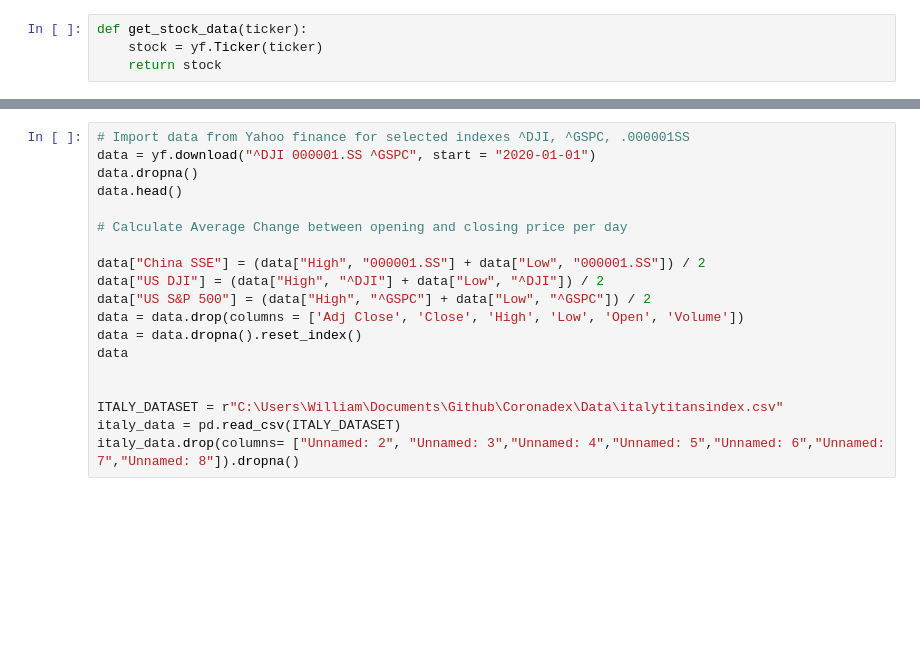
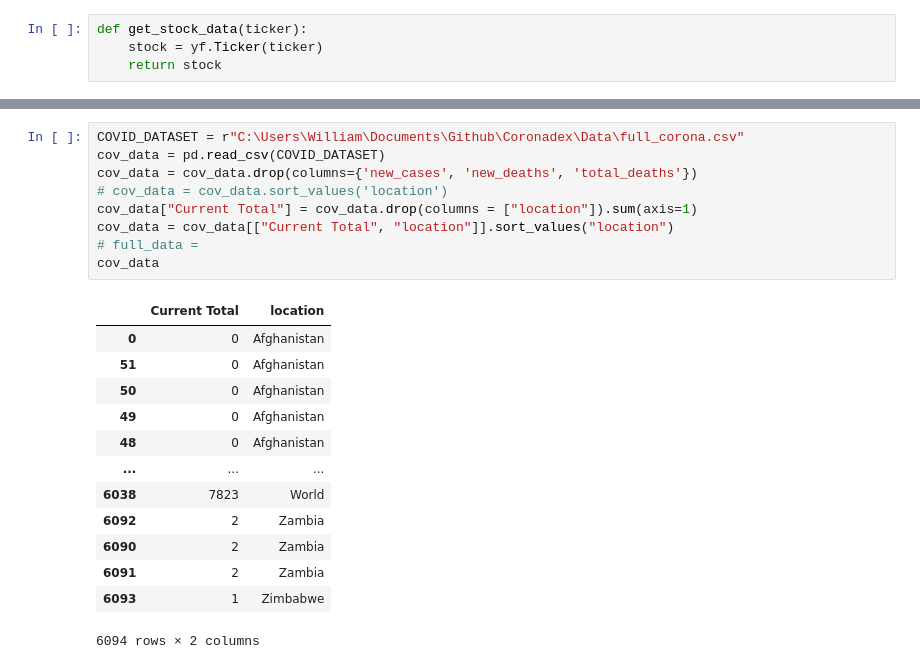
Before and after one commit to Robtaddeo/Coronadex, a Jupyter notebook: yfinanceapi.ipynb, the cells around one changed output, grey strips where cells are left out. Cells and saved outputs as stored; diff of their text form; blank space fills up the shorter version.

```diff
--- a/yfinanceapi.ipynb
+++ b/yfinanceapi.ipynb
@@ -74,19 +63,23 @@ data
-# %%
-# Import data from Yahoo finance for selected indexes ^DJI, ^GSPC, .000001SS
-data = yf.download("^DJI 000001.SS ^GSPC", start = "2020-01-01")
-data.dropna()
-data.head()
-
-# Calculate Average Change between opening and closing price per day
-
-data["China SSE"] = (data["High", "000001.SS"] + data["Low", "000001.SS"]) / 2
-data["US DJI"] = (data["High", "^DJI"] + data["Low", "^DJI"]) / 2
-data["US S&P 500"] = (data["High", "^GSPC"] + data["Low", "^GSPC"]) / 2
-data = data.drop(columns = ['Adj Close', 'Close', 'High', 'Low', 'Open', 'Volume'])
-data = data.dropna().reset_index()
-data
-
-
-ITALY_DATASET = r"C:\Users\William\Documents\Github\Coronadex\Data\italytitansindex.csv"
-italy_data = pd.read_csv(ITALY_DATASET)
-italy_data.drop(columns= ["Unnamed: 2", "Unnamed: 3","Unnamed: 4","Unnamed: 5","Unnamed: 6","Unnamed: 7","Unnamed: 8"]).dropna()
+# %%
+COVID_DATASET = r"C:\Users\William\Documents\Github\Coronadex\Data\full_corona.csv"
+cov_data = pd.read_csv(COVID_DATASET)
+cov_data = cov_data.drop(columns={'new_cases', 'new_deaths', 'total_deaths'})
+# cov_data = cov_data.sort_values('location')
+cov_data["Current Total"] = cov_data.drop(columns = ["location"]).sum(axis=1)
+cov_data = cov_data[["Current Total", "location"]].sort_values("location")
+# full_data =
+cov_data
+# %% [output]
+|  | Current Total | location |
+| 0 | 0 | Afghanistan |
+| 51 | 0 | Afghanistan |
+| 50 | 0 | Afghanistan |
+| 49 | 0 | Afghanistan |
+| 48 | 0 | Afghanistan |
+| ... | ... | ... |
+| 6038 | 7823 | World |
+| 6092 | 2 | Zambia |
+| 6090 | 2 | Zambia |
+| 6091 | 2 | Zambia |
+| 6093 | 1 | Zimbabwe |
+6094 rows × 2 columns
```
Also changed, not shown: parts of 5 cells of this notebook, 2 other files.
